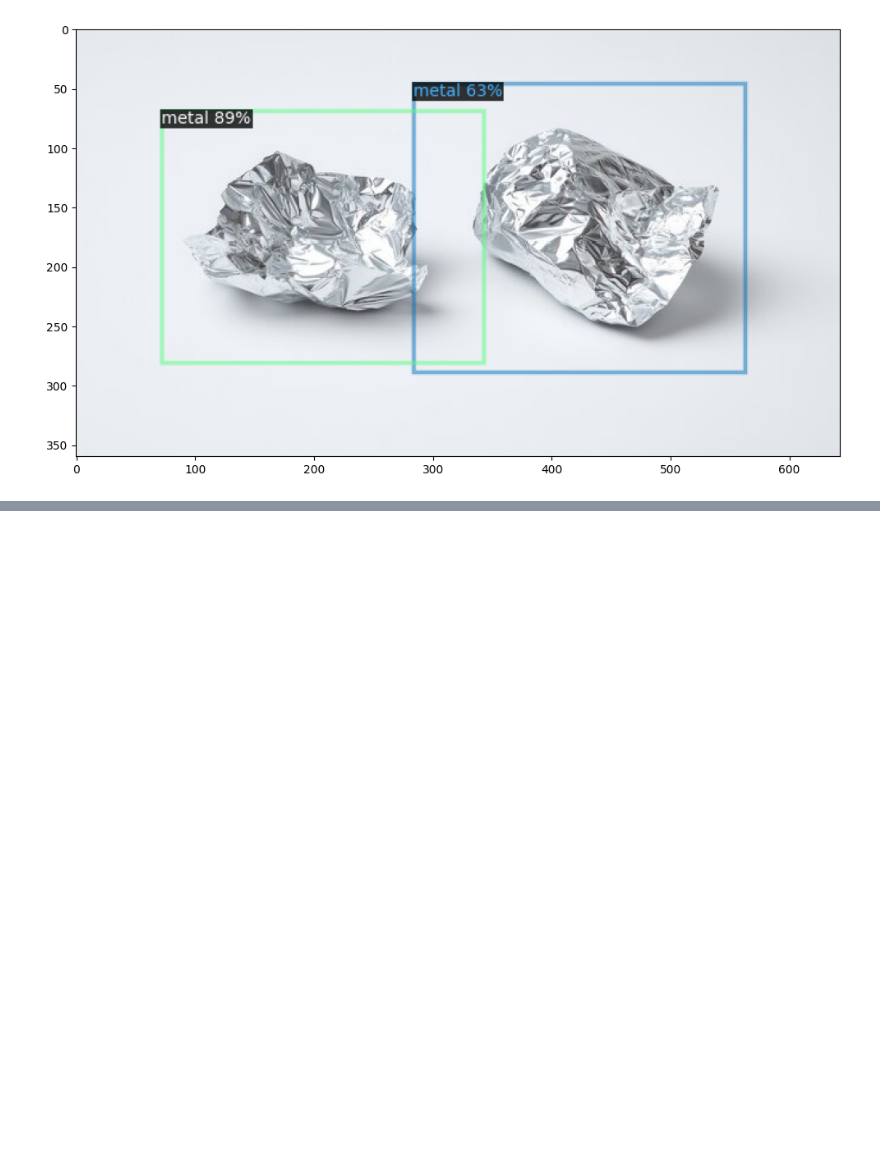
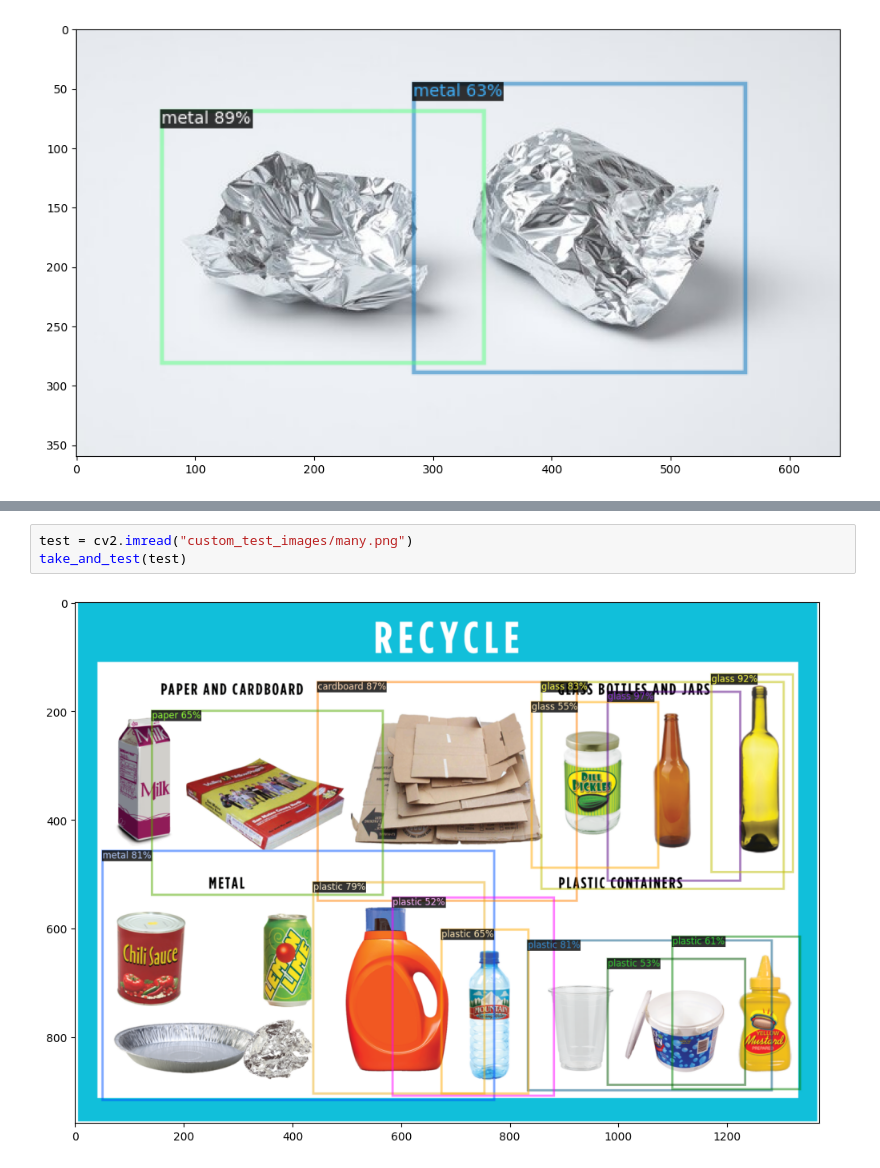
Before and after one commit to bogdanmb04/smart-rwaste-sorter, a Jupyter notebook: detectron.ipynb, the cells around one changed output, grey strips where cells are left out. Saved outputs shown, nothing was run; the diff lists cells and outputs as text; blank space fills up the shorter version.

```diff
--- a/detectron.ipynb
+++ b/detectron.ipynb
@@ -243,0 +244,5 @@ take_and_test(test)
+# %%
+test = cv2.imread("custom_test_images/many.png")
+take_and_test(test)
+# %% [output]
+[figure, added]
```
Also changed, not shown: parts of 4 cells of this notebook, 8 other files.
